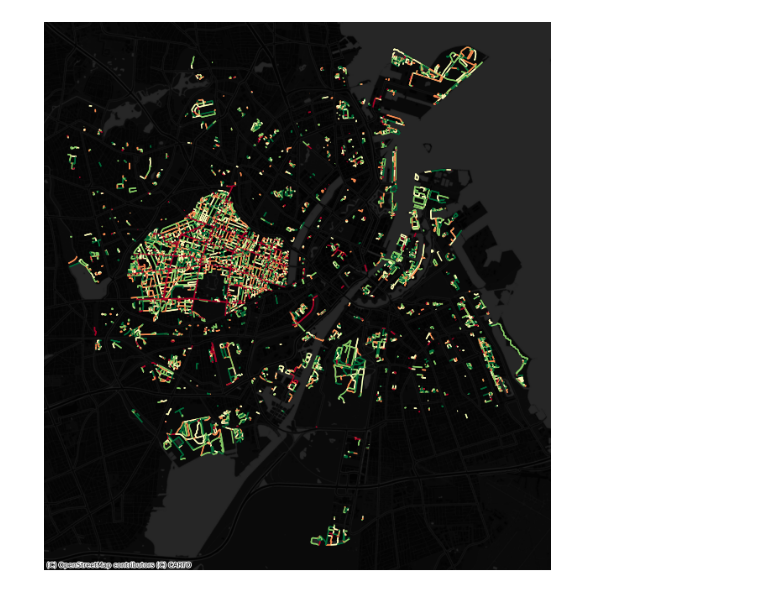
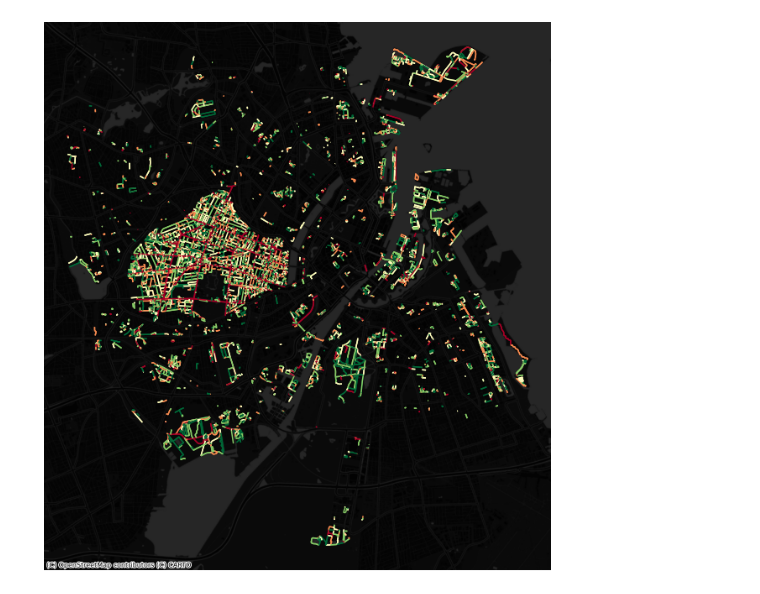
Before and after one commit to Marcus-Friis/geospatial-exam, a Jupyter notebook: notebooks/experimental/classifying_edges.ipynb, the cells around one changed output. Cells and saved outputs as stored; diff of their text form; code cells hidden in the pictures.

Commit message:
frederiksberg has gotten noise data as well

```diff
--- a/notebooks/experimental/classifying_edges.ipynb
+++ b/notebooks/experimental/classifying_edges.ipynb
@@ -105,4 +133,6 @@ features = [
 ]
 target = 'weighted_noise'
 # %%
-gdf['width'] = pd.to_numeric(gdf['width'], errors='coerce')
+gdf_processed['width'] = pd.to_numeric(gdf_processed['width'], errors='coerce')
+gdf_processed['lanes'] = pd.to_numeric(gdf_processed['lanes'], errors='coerce')
+gdf_processed['maxspeed'] = pd.to_numeric(gdf_processed['maxspeed'], errors='coerce')
@@ -111,7 +139,7 @@ gdf = gdf.drop(columns=["id"])
 # %%
 # Separate rows with and without the target feature
-train_data = gdf[gdf[target] > 0.0]
-test_data = gdf[gdf[target] == 0.0]
+train_data = gdf_processed[gdf_processed[target] > 0.0]
+test_data = gdf_processed[gdf_processed[target] == 0.0]
 
 X_train = train_data[features]
 y_train = train_data[target]
@@ -123,4 +166,4 @@ X_train, X_val, y_train, y_val = train_test_split(X_train, y_train, test_size=0.
 # %%
-model = RandomForestRegressor(n_estimators=50, random_state=42)
+model = RandomForestRegressor(n_estimators=100,  random_state=42, )
 model.fit(X_train, y_train)
 # %% [output]
@@ -151,4 +188,5 @@ list(ny)
 # %%
-gdf = gpd.GeoDataFrame(ny, geometry=ny.geometry)
-gdf.set_crs(epsg=25832, inplace=True)
+test_data.rename(columns={'weighted_noise': 'predicted_noise'}, inplace=True)
+gdf_ny = gpd.GeoDataFrame(test_data, geometry=test_data.geometry)
+gdf_ny.set_crs(epsg=25832, inplace=True)
 # %% [output]
@@ -168,20 +210,20 @@ gdf.set_crs(epsg=25832, inplace=True)
 # %%
 # plot streets by noise level
 f, ax = plt.subplots(figsize=(12,12))
-gdf.plot(
-    column='weighted_noise',
+gdf_ny.plot(
+    column='predicted_noise',
     scheme='quantiles',
     k=5,
     cmap ='RdYlGn_r',
     ax=ax)
 ax.set_axis_off()
 
 cx.add_basemap(
     ax,
-    crs=gdf.crs,
+    crs=gdf_ny.crs,
     source=cx.providers.CartoDB.DarkMatterNoLabels
 )
 
-#plt.savefig('../pictures/street_noise_map_02.png')
+plt.savefig('../../pictures/street_noise_map_frb_pred.png')
 # %% [output]
-[figure, old version]
+[figure, new version]
```
Also changed, not shown: parts of 34 cells of this notebook, 2 other files.
